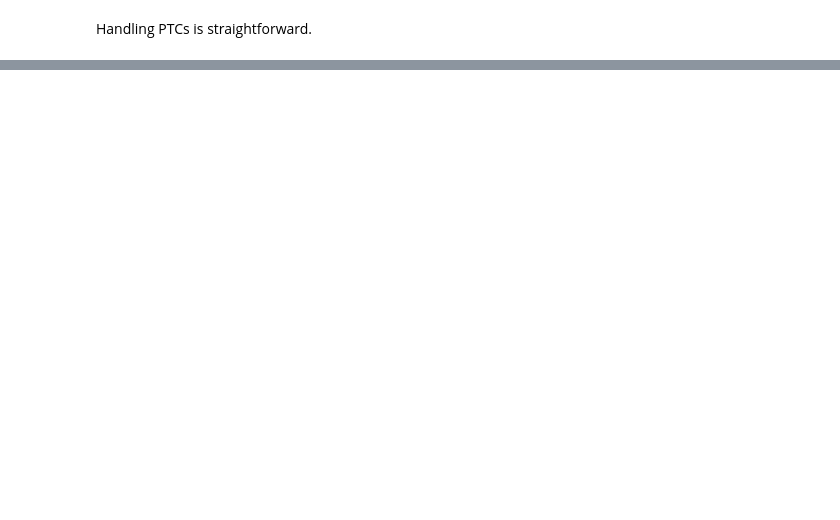
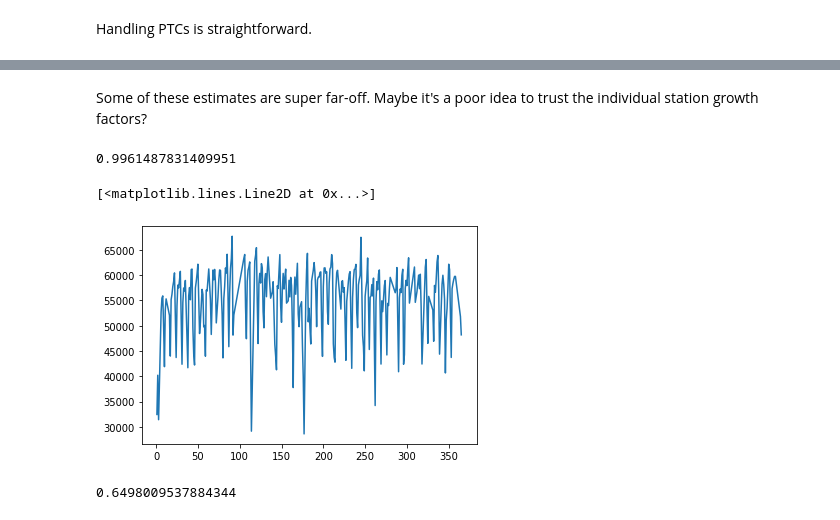
Before and after one commit to CityofToronto/bdit_traffic_prophet, a Jupyter notebook: development_notebooks/CountmatchDev3-SensibleMatcherPrototype.ipynb, the cells around one changed output, grey strips where cells are left out. Cells and saved outputs as stored; diff of their text form; code cells hidden in the pictures; blank space fills up the shorter version.

```diff
--- a/development_notebooks/CountmatchDev3-SensibleMatcherPrototype.ipynb
+++ b/development_notebooks/CountmatchDev3-SensibleMatcherPrototype.ipynb
@@ -916,0 +947,15 @@ Wall time: 12.3 ms
+# %% [markdown]
+Some of these estimates are super far-off.  Maybe it's a poor idea to trust the individual station growth factors?
+# %%
+rdr.ptcs[-30085896].growth_factor
+# %% [output]
+0.9961487831409951
+# %%
+plt.plot(rdr.ptcs[-30085896].data['Daily Count'].loc[2010, 'Daily Count'])
+# %% [output]
+[<matplotlib.lines.Line2D at 0x...>]
+[figure, added]
+# %%
+rdr.ptcs[-30021784].growth_factor
+# %% [output]
+0.6498009537884344
```
Also changed, not shown: parts of 31 cells of this notebook.
